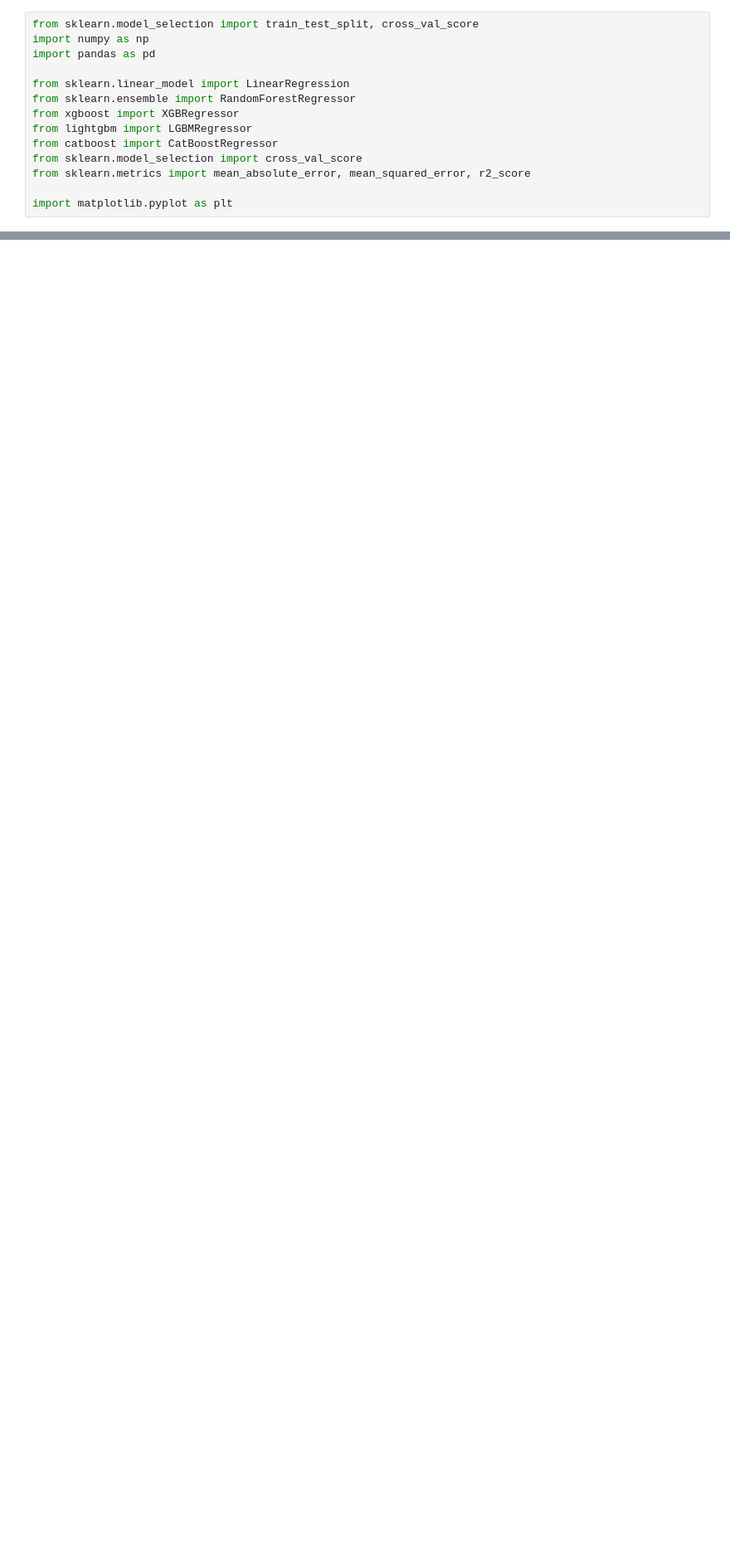
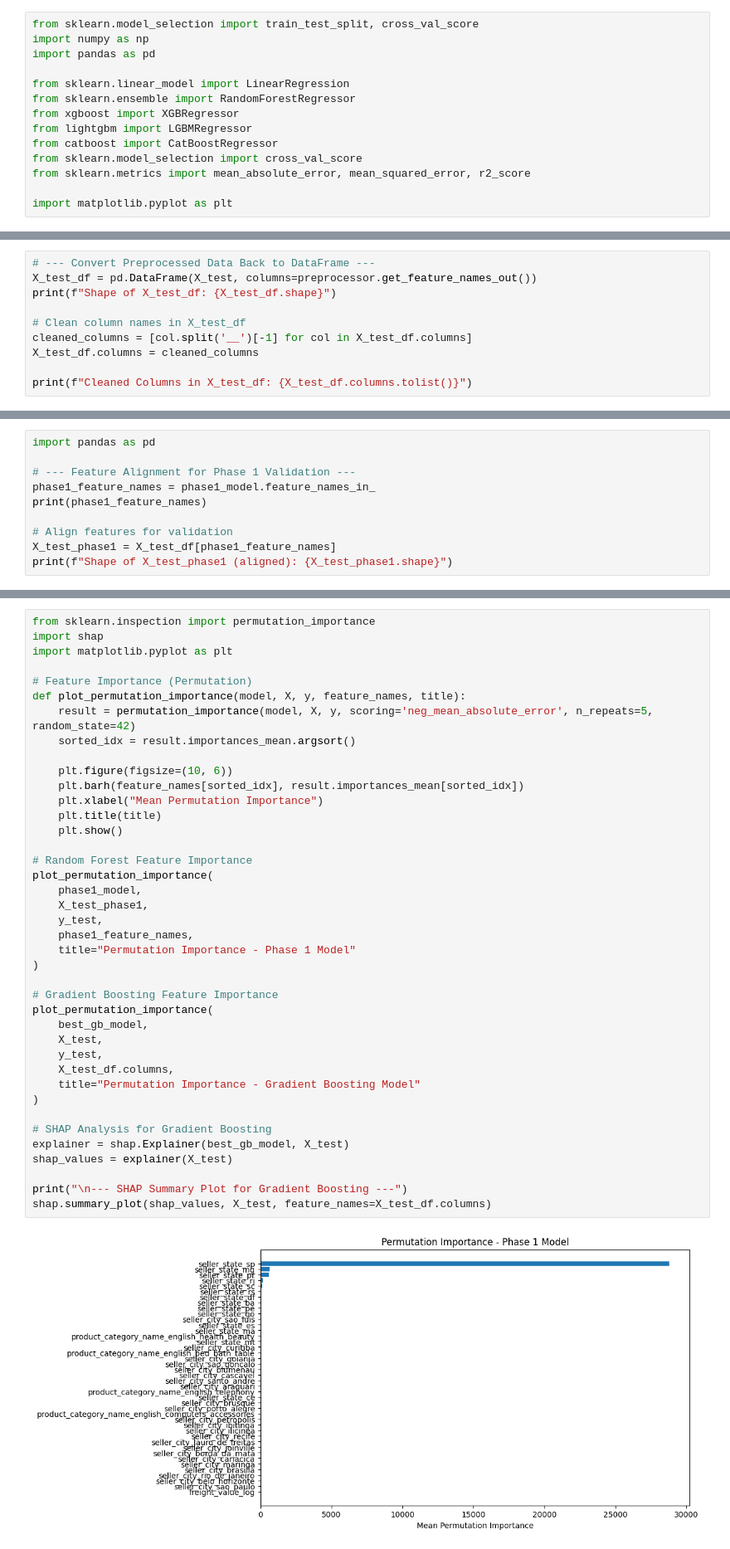
Before and after one commit to rajvamsi18/Real-Time-Pricing-Algorithm-Project, a Jupyter notebook: notebooks/regional_demand_prediction.ipynb, the cells around one changed output, grey strips where cells are left out. Shown at 83% size. Drawn from its saved outputs; the diff is of its cells as text; blank space fills up the shorter version.

Commit message:
Kaggle Notebook | Phase 2 | Version 5

```diff
--- a/notebooks/regional_demand_prediction.ipynb
+++ b/notebooks/regional_demand_prediction.ipynb
@@ -416,0 +359,10 @@ plt.show()
+# %%
+# --- Convert Preprocessed Data Back to DataFrame ---
+X_test_df = pd.DataFrame(X_test, columns=preprocessor.get_feature_names_out())
+print(f"Shape of X_test_df: {X_test_df.shape}")
+
+# Clean column names in X_test_df
+cleaned_columns = [col.split('__')[-1] for col in X_test_df.columns]
+X_test_df.columns = cleaned_columns
+
+print(f"Cleaned Columns in X_test_df: {X_test_df.columns.tolist()}")
@@ -416,0 +372,10 @@ plt.show()
+# %%
+import pandas as pd
+
+# --- Feature Alignment for Phase 1 Validation ---
+phase1_feature_names = phase1_model.feature_names_in_
+print(phase1_feature_names)
+
+# Align features for validation
+X_test_phase1 = X_test_df[phase1_feature_names]
+print(f"Shape of X_test_phase1 (aligned): {X_test_phase1.shape}")
@@ -416,0 +512,42 @@ plt.show()
+# %%
+from sklearn.inspection import permutation_importance
+import shap
+import matplotlib.pyplot as plt
+
+# Feature Importance (Permutation)
+def plot_permutation_importance(model, X, y, feature_names, title):
+    result = permutation_importance(model, X, y, scoring='neg_mean_absolute_error', n_repeats=5, random_state=42)
+    sorted_idx = result.importances_mean.argsort()
+
+    plt.figure(figsize=(10, 6))
+    plt.barh(feature_names[sorted_idx], result.importances_mean[sorted_idx])
+    plt.xlabel("Mean Permutation Importance")
+    plt.title(title)
+    plt.show()
+
+# Random Forest Feature Importance
+plot_permutation_importance(
+    phase1_model,
+    X_test_phase1,
+    y_test,
+    phase1_feature_names,
+    title="Permutation Importance - Phase 1 Model"
+)
+
+# Gradient Boosting Feature Importance
+plot_permutation_importance(
+    best_gb_model,
+    X_test,
+    y_test,
+    X_test_df.columns,
+    title="Permutation Importance - Gradient Boosting Model"
+)
+
+# SHAP Analysis for Gradient Boosting
+explainer = shap.Explainer(best_gb_model, X_test)
+shap_values = explainer(X_test)
+
+print("\n--- SHAP Summary Plot for Gradient Boosting ---")
+shap.summary_plot(shap_values, X_test, feature_names=X_test_df.columns)
+# %% [output]
+[figure, added]
```
Also changed, not shown: parts of 64 cells of this notebook.
